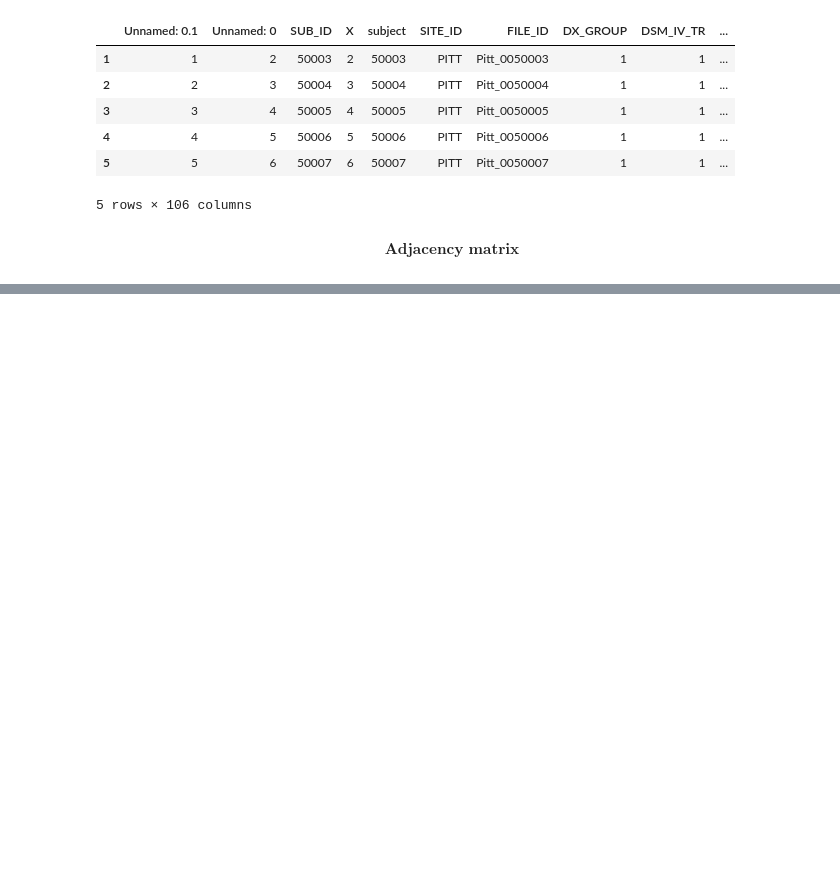
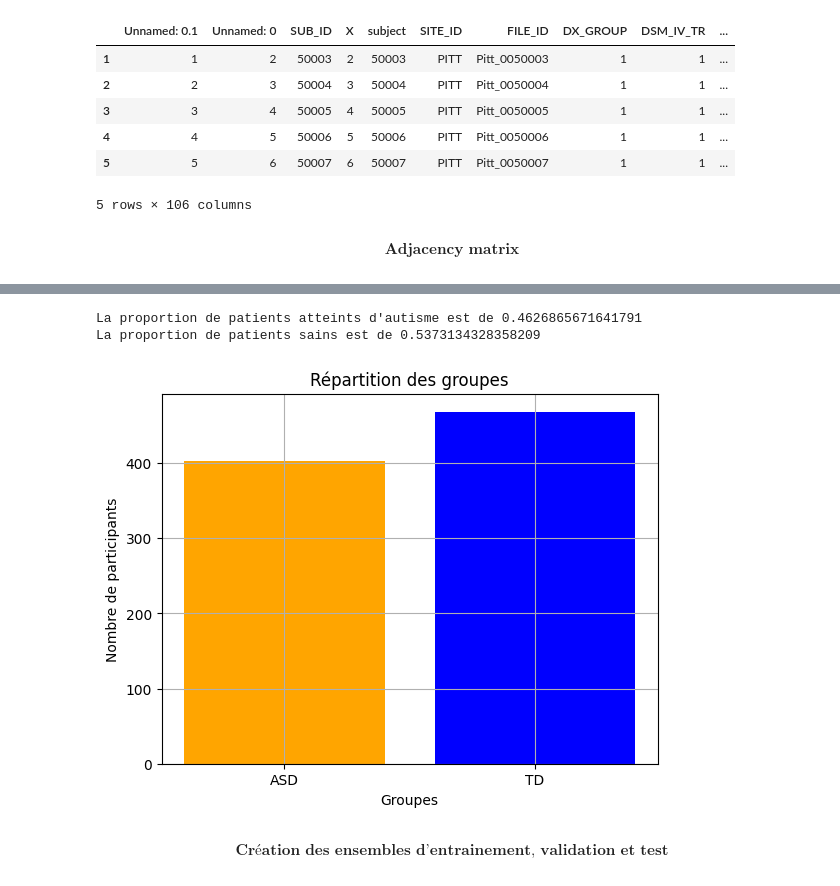
Before and after one commit to KhlYanis/MVA-Geometric_Data_Analysis, a Jupyter notebook: Exploration_notebook.ipynb, the cells around one changed output, grey strips where cells are left out. Cells and saved outputs as stored; diff of their text form; code cells hidden in the pictures; blank space fills up the shorter version.

```diff
--- a/Exploration_notebook.ipynb
+++ b/Exploration_notebook.ipynb
@@ -116,0 +117,21 @@ plt.show()
+# %%
+## Comparaison de la répartition des classes (sujets sain et malades)
+# DX_GROUP = 1 : Patient atteint d'autisme
+# DX_GROUP = 2 : Patient sain
+count = df['DX_GROUP'].value_counts()
+
+print(f"La proportion de patients atteints d'autisme est de {count[1]/sum(count)}")
+print(f"La proportion de patients sains est de {count[2]/sum(count)}")
+
+plt.bar(count.index, count.values, color=['blue', 'orange'], tick_label=['TD', 'ASD'])
+plt.xlabel('Groupes')
+plt.ylabel('Nombre de participants')
+plt.grid()
+plt.title('Répartition des groupes')
+plt.show()
+# %% [output]
+La proportion de patients atteints d'autisme est de 0.4626865671641791
+La proportion de patients sains est de 0.5373134328358209
+[figure, added]
+# %% [markdown]
+$$ \textbf{Création des ensembles d'entrainement, validation et test} $$
```
Also changed, not shown: parts of 3 cells of this notebook, 2 other files.
